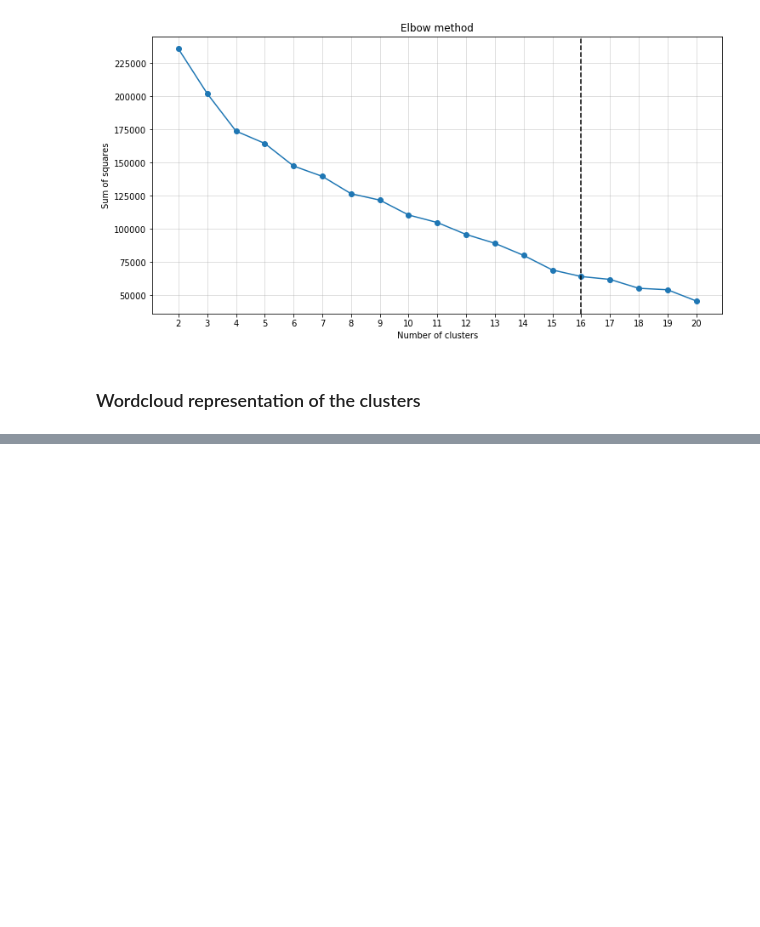
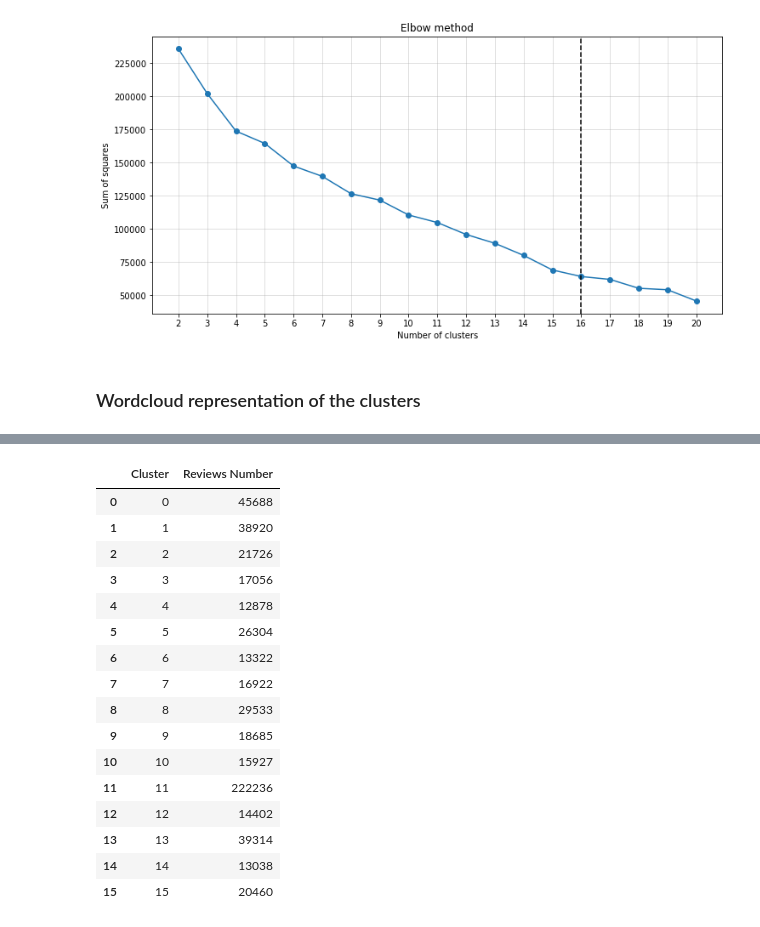
Before and after one commit to mikcnt/adm-homework-4, a Jupyter notebook: main.ipynb, the cells around one changed output, grey strips where cells are left out. Saved outputs shown, nothing was run; the diff lists cells and outputs as text; code cells hidden in the pictures; blank space fills up the shorter version.

```diff
--- a/main.ipynb
+++ b/main.ipynb
@@ -113,0 +118,23 @@ plot_wordclouds(data)
+# %%
+def reviews_per_cluster(data):
+    display(data.groupby('Cluster').count()['Text'].reset_index().rename(columns={'Text': 'Reviews Number'}))
+# %%
+reviews_per_cluster(data)
+# %% [output]
+|  | Cluster | Reviews Number |
+| 0 | 0 | 45688 |
+| 1 | 1 | 38920 |
+| 2 | 2 | 21726 |
+| 3 | 3 | 17056 |
+| 4 | 4 | 12878 |
+| 5 | 5 | 26304 |
+| 6 | 6 | 13322 |
+| 7 | 7 | 16922 |
+| 8 | 8 | 29533 |
+| 9 | 9 | 18685 |
+| 10 | 10 | 15927 |
+| 11 | 11 | 222236 |
+| 12 | 12 | 14402 |
+| 13 | 13 | 39314 |
+| 14 | 14 | 13038 |
+| 15 | 15 | 20460 |
```
Also changed, not shown: parts of 3 cells of this notebook, 1 other file.
